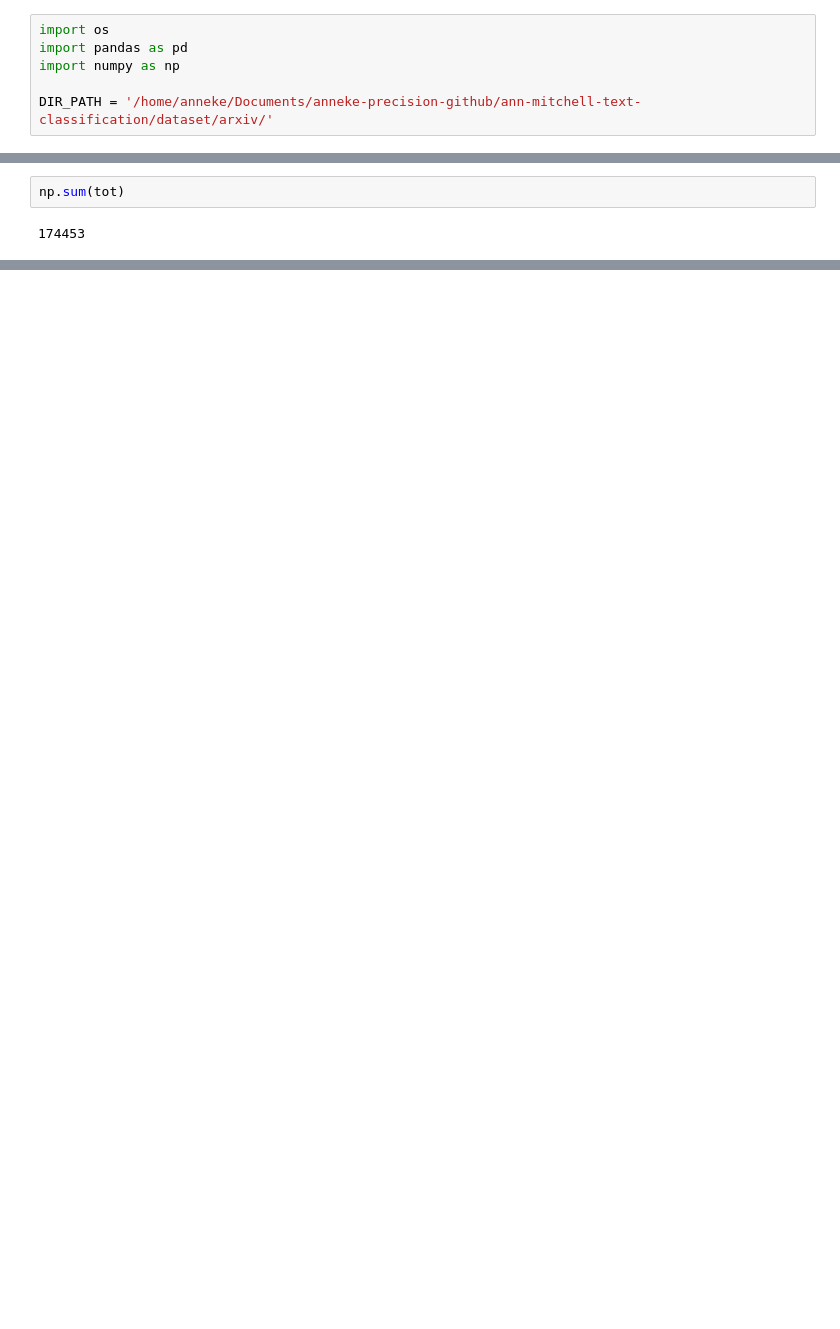
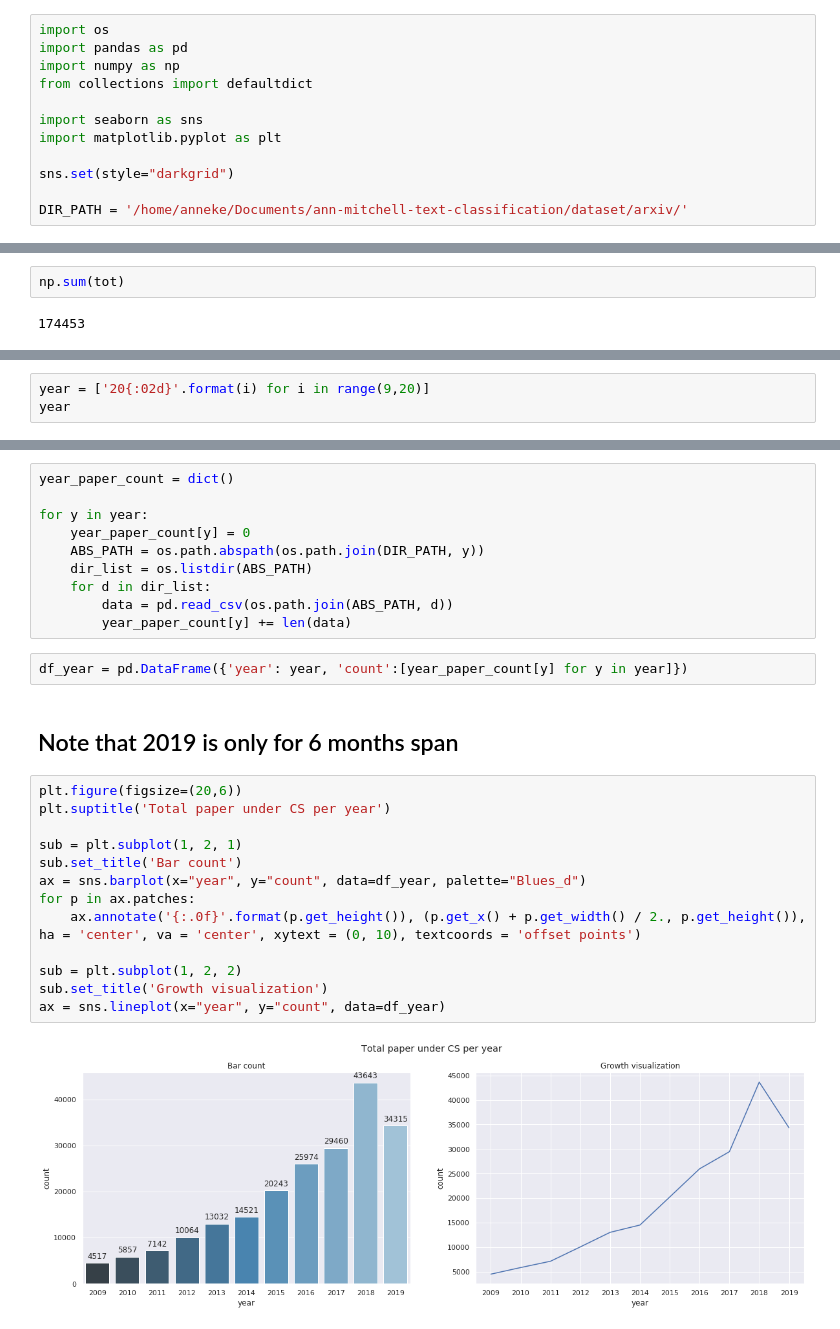
Before and after one commit to IIT-ML/interpretable-text-classification, a Jupyter notebook: arxiv_bulk_data_access.ipynb, the cells around one changed output, grey strips where cells are left out. Saved outputs shown, nothing was run; the diff lists cells and outputs as text; blank space fills up the shorter version.

Commit message:
Add plot

```diff
--- a/arxiv_bulk_data_access.ipynb
+++ b/arxiv_bulk_data_access.ipynb
@@ -53,8 +53,14 @@ for child in root:
 import os
 import pandas as pd
 import numpy as np
+from collections import defaultdict
 
-DIR_PATH = '/home/anneke/Documents/anneke-precision-github/ann-mitchell-text-classification/dataset/arxiv/'
+import seaborn as sns
+import matplotlib.pyplot as plt
+
+sns.set(style="darkgrid")
+
+DIR_PATH = '/home/anneke/Documents/ann-mitchell-text-classification/dataset/arxiv/'
 # %%
 tot = []
 for root, dirs, files in os.walk(DIR_PATH, topdown=False):
@@ -67,0 +82,3 @@ np.sum(tot)
+# %%
+year = ['20{:02d}'.format(i) for i in range(9,20)]
+year
@@ -67,0 +97,29 @@ np.sum(tot)
+# %%
+year_paper_count = dict()
+
+for y in year:
+    year_paper_count[y] = 0
+    ABS_PATH = os.path.abspath(os.path.join(DIR_PATH, y))
+    dir_list = os.listdir(ABS_PATH)
+    for d in dir_list:
+        data = pd.read_csv(os.path.join(ABS_PATH, d))
+        year_paper_count[y] += len(data)
+# %%
+df_year = pd.DataFrame({'year': year, 'count':[year_paper_count[y] for y in year]})
+# %% [markdown]
+## Note that 2019 is only for 6 months span
+# %%
+plt.figure(figsize=(20,6))
+plt.suptitle('Total paper under CS per year')
+
+sub = plt.subplot(1, 2, 1)
+sub.set_title('Bar count')
+ax = sns.barplot(x="year", y="count", data=df_year, palette="Blues_d")
+for p in ax.patches:
+    ax.annotate('{:.0f}'.format(p.get_height()), (p.get_x() + p.get_width() / 2., p.get_height()), ha = 'center', va = 'center', xytext = (0, 10), textcoords = 'offset points')
+
+sub = plt.subplot(1, 2, 2)
+sub.set_title('Growth visualization')
+ax = sns.lineplot(x="year", y="count", data=df_year)
+# %% [output]
+[figure, added]
```
Also changed, not shown: parts of 5 cells of this notebook, 2 other files.
